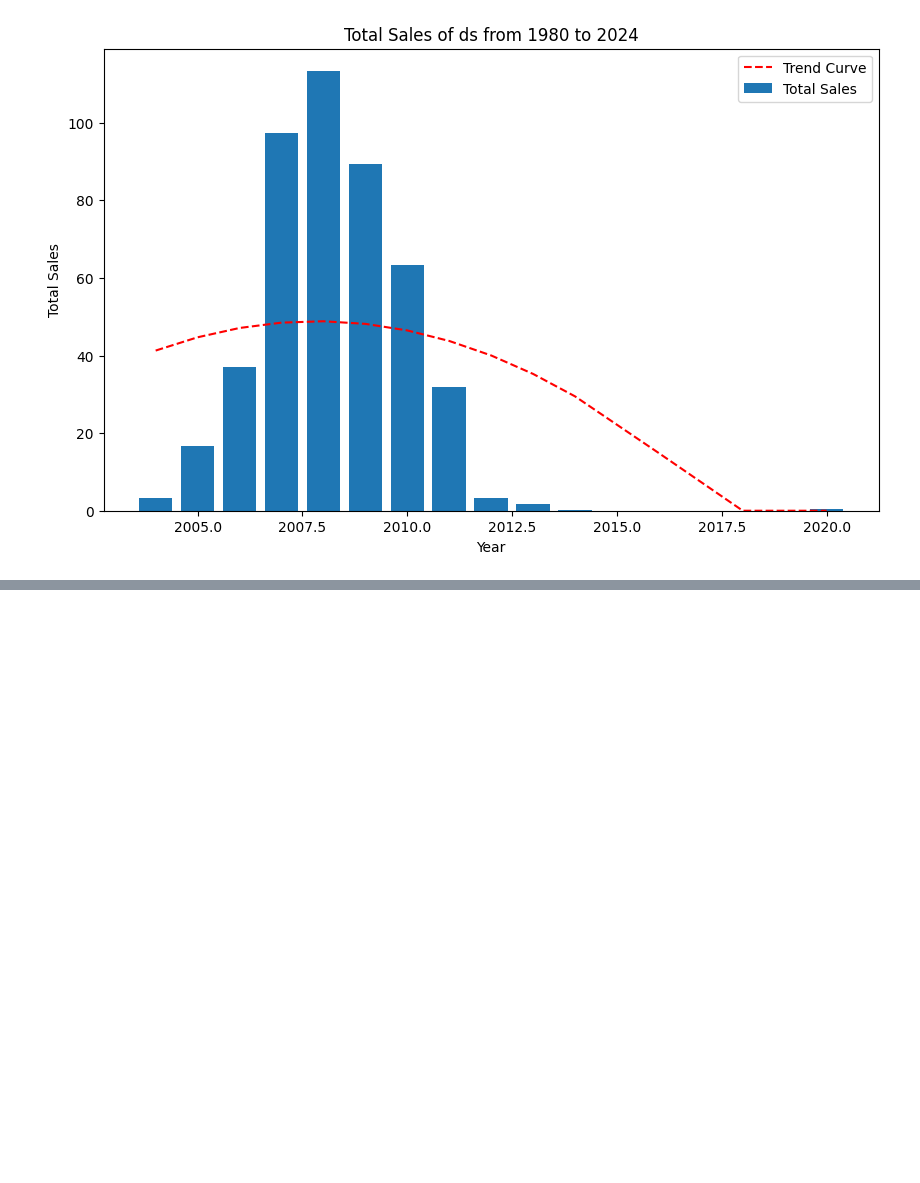
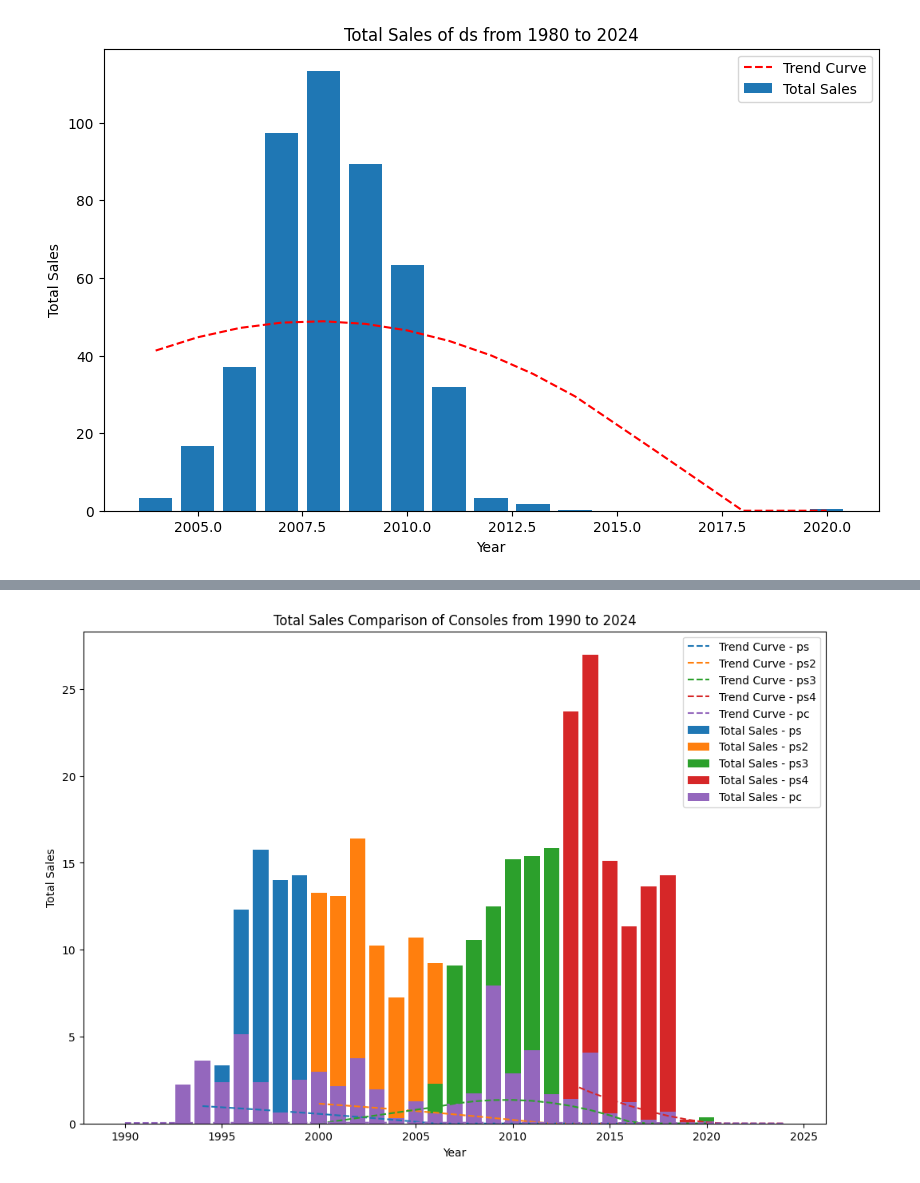
Before and after one commit to dmorton714/python_da_experiment, a Jupyter notebook: 8_plotting.ipynb, the cells around one changed output, grey strips where cells are left out. Saved outputs shown, nothing was run; the diff lists cells and outputs as text; code cells hidden in the pictures; blank space fills up the shorter version.

```diff
--- a/8_plotting.ipynb
+++ b/8_plotting.ipynb
@@ -297,0 +159,4 @@ NameError: name 'connect' is not defined
+# %%
+stacked_graph((1990, 2024), 'ps', 'ps2', 'ps3', 'ps4', 'pc')
+# %% [output]
+[figure, added]
```
Also changed, not shown: parts of 11 cells of this notebook, 2 other files.
